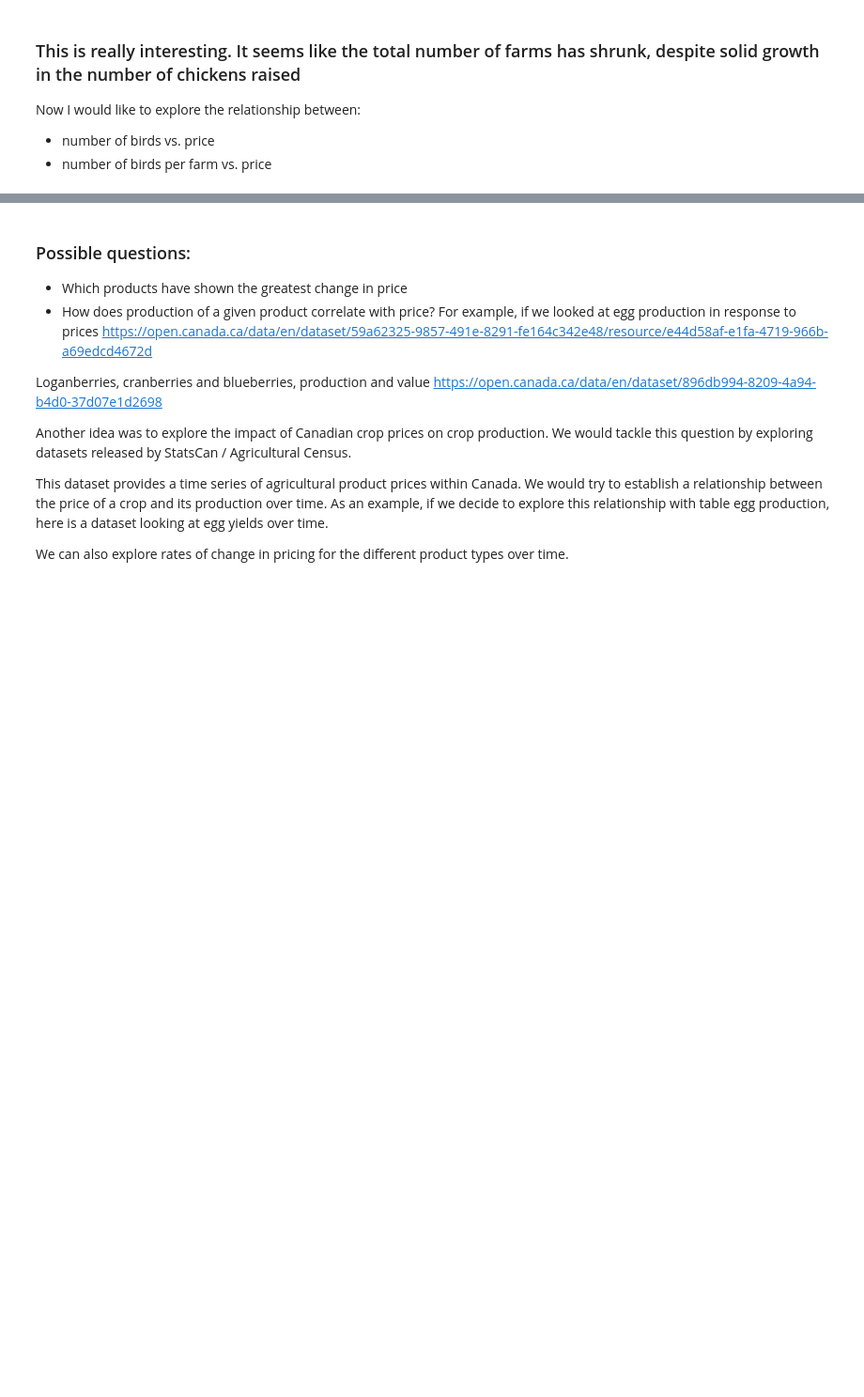
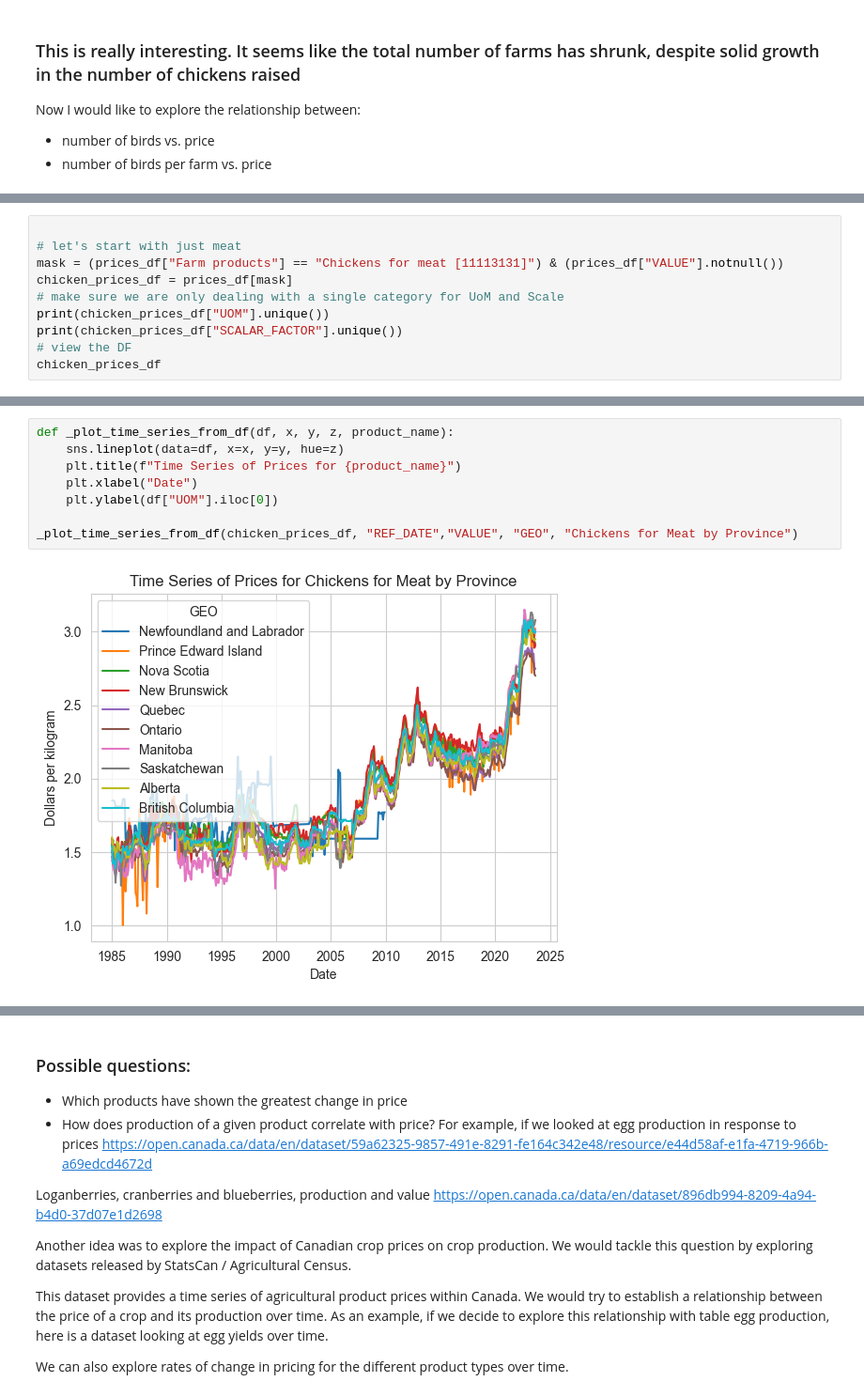
Before and after one commit to davjfish/WatspeedFoundationsGroupProject, a Jupyter notebook: david_scratch.ipynb, the cells around one changed output, grey strips where cells are left out. Shown at 94% size. Drawn from its saved outputs; the diff is of its cells as text; blank space fills up the shorter version.

```diff
--- a/david_scratch.ipynb
+++ b/david_scratch.ipynb
@@ -155,0 +166,10 @@ Now I would like to explore the relationship between:
+# %%
+
+# let's start with just meat
+mask = (prices_df["Farm products"] == "Chickens for meat [11113131]") & (prices_df["VALUE"].notnull())
+chicken_prices_df = prices_df[mask]
+# make sure we are only dealing with a single category for UoM and Scale
+print(chicken_prices_df["UOM"].unique())
+print(chicken_prices_df["SCALAR_FACTOR"].unique())
+# view the DF
+chicken_prices_df
@@ -155,0 +194,10 @@ Now I would like to explore the relationship between:
+# %%
+def _plot_time_series_from_df(df, x, y, z, product_name):
+    sns.lineplot(data=df, x=x, y=y, hue=z)
+    plt.title(f"Time Series of Prices for {product_name}")
+    plt.xlabel("Date")
+    plt.ylabel(df["UOM"].iloc[0])
+
+_plot_time_series_from_df(chicken_prices_df, "REF_DATE","VALUE", "GEO", "Chickens for Meat by Province")
+# %% [output]
+[figure, added]
```
Also changed, not shown: parts of 8 cells of this notebook.
